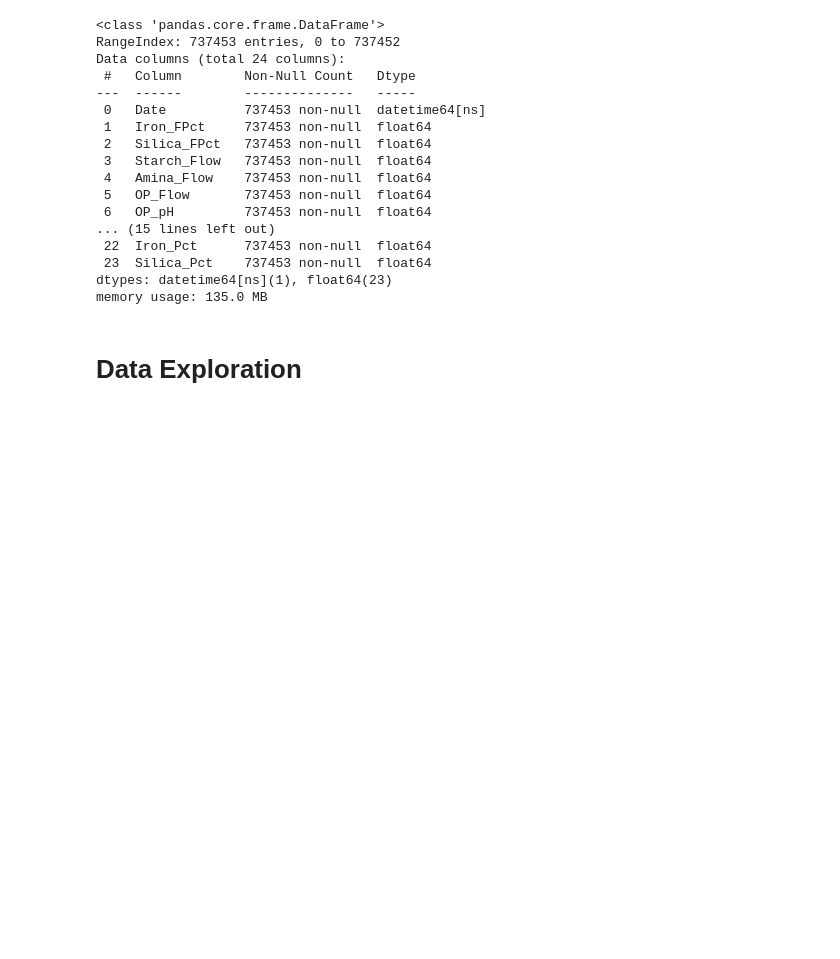
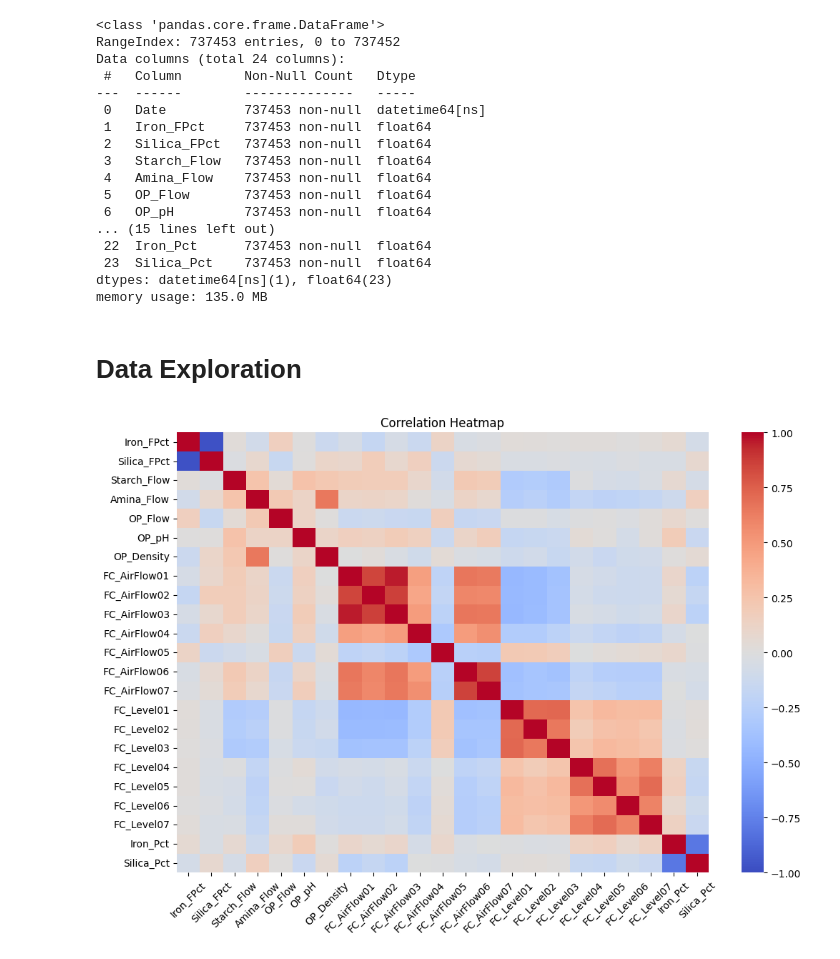
Before and after one commit to akshayyewle/Machine-Learning, a Jupyter notebook: 12 Mineral Processing Quality Prediction/Python Notebook.ipynb, the cells around one changed output. Cells and saved outputs as stored; diff of their text form; code cells hidden in the pictures; blank space fills up the shorter version.

```diff
--- a/12 Mineral Processing Quality Prediction/Python Notebook.ipynb
+++ b/12 Mineral Processing Quality Prediction/Python Notebook.ipynb
@@ -198,3 +208,11 @@ dtypes: datetime64[ns](1), float64(23)
 memory usage: 135.0 MB
 # %% [markdown]
 # **Data Exploration**
+# %%
+plt.figure(figsize=(12,8))
+sns.heatmap(df.drop('Date',axis=1).corr(),annot=False,vmin=-1,vmax=1,cmap='coolwarm')
+plt.title('Correlation Heatmap')
+plt.xticks(rotation=45)
+plt.show()
+# %% [output]
+[figure, added]
```
Also changed, not shown: parts of 3 cells of this notebook.
